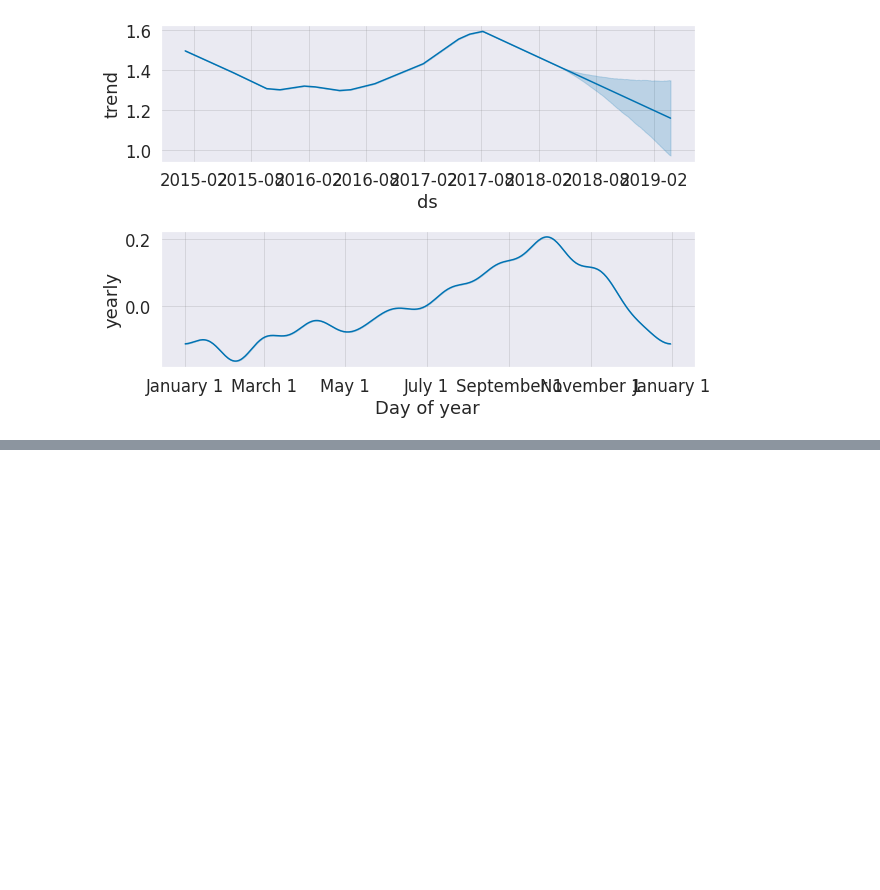
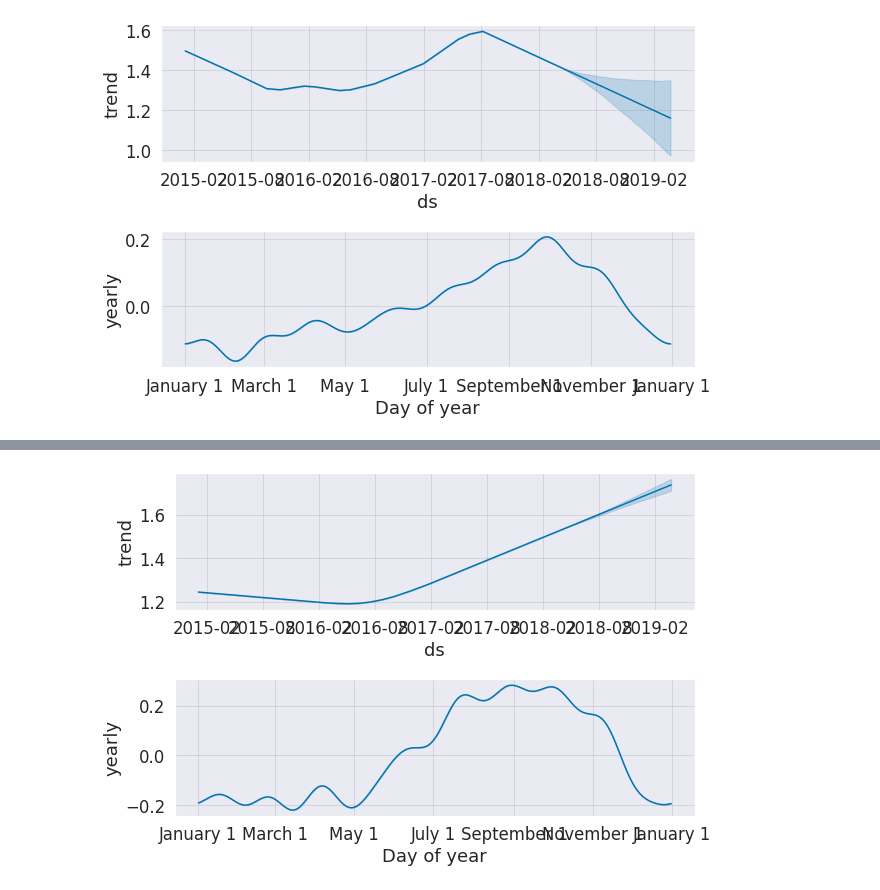
Before and after one commit to pysaurav/timeseries-analysis-forecasting, a Jupyter notebook: timeseries_fbprophet.ipynb, the cells around one changed output, grey strips where cells are left out. Cells and saved outputs as stored; diff of their text form; code cells hidden in the pictures; blank space fills up the shorter version.

```diff
--- a/timeseries_fbprophet.ipynb
+++ b/timeseries_fbprophet.ipynb
@@ -205,0 +239,4 @@ figure2 = m.plot_components(forecast)
+# %%
+figure2 = m.plot_components(forecast)
+# %% [output]
+[figure, added]
```
Also changed, not shown: parts of 10 cells of this notebook.
